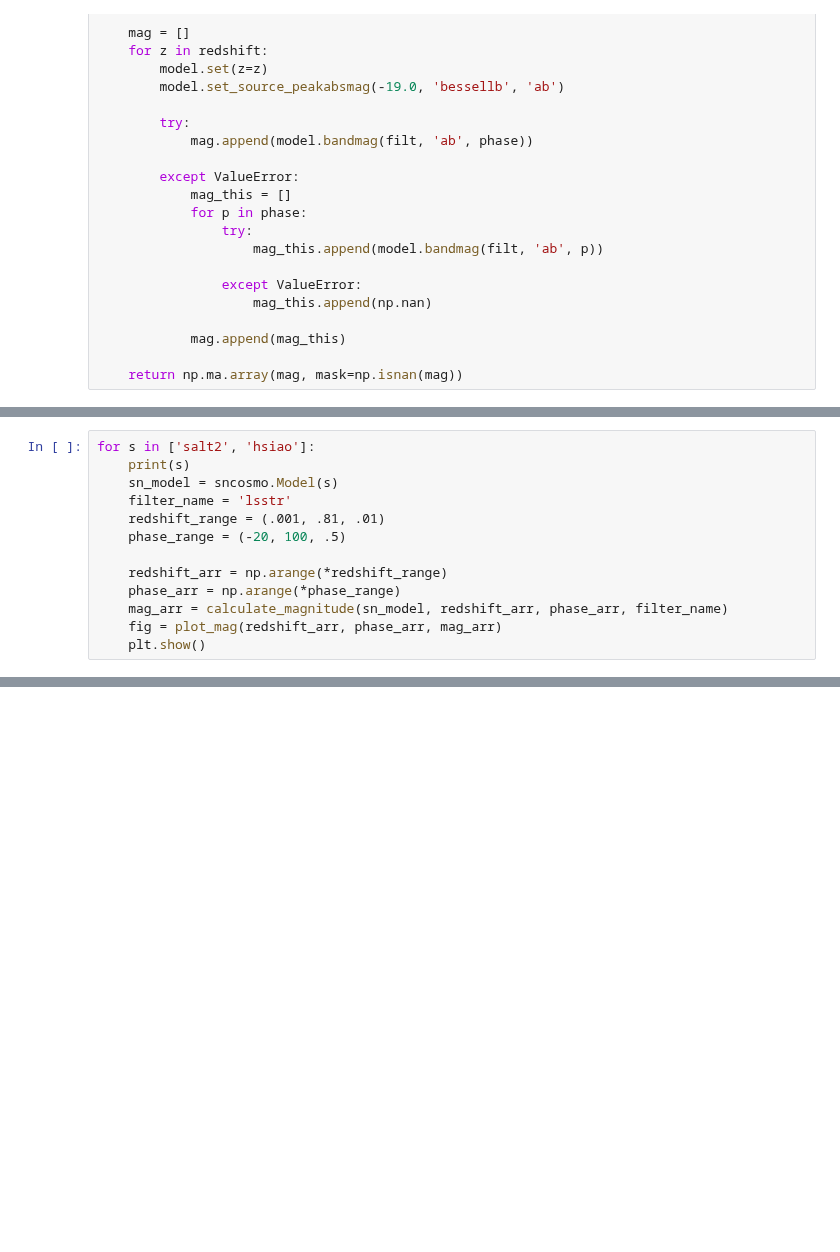
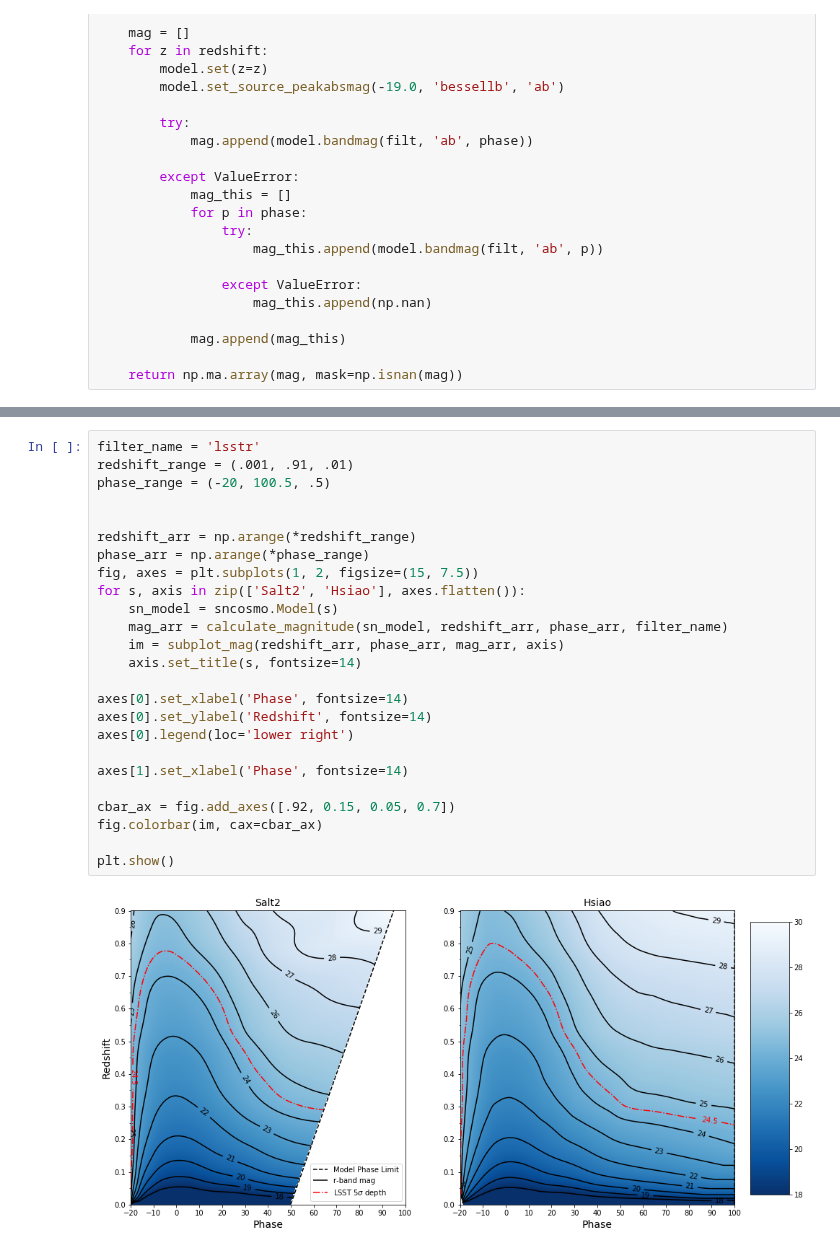
Before and after one commit to mwvgroup/csp-cmfgen, a Jupyter notebook: notebooks/lsst_snr_limit.ipynb, the cells around one changed output, grey strips where cells are left out. Cells and saved outputs as stored; diff of their text form; blank space fills up the shorter version.

Commit message:
Minor formatting edits to LSST SNR figure

```diff
--- a/notebooks/lsst_snr_limit.ipynb
+++ b/notebooks/lsst_snr_limit.ipynb
@@ -130,13 +124,0 @@ def plot_mag(redshift, phase, mag):
-# %%
-for s in ['salt2', 'hsiao']:
-    print(s)
-    sn_model = sncosmo.Model(s)
-    filter_name = 'lsstr'
-    redshift_range = (.001, .81, .01)
-    phase_range = (-20, 100, .5)
-
-    redshift_arr = np.arange(*redshift_range)
-    phase_arr = np.arange(*phase_range)
-    mag_arr = calculate_magnitude(sn_model, redshift_arr, phase_arr, filter_name)
-    fig = plot_mag(redshift_arr, phase_arr, mag_arr)
-    plt.show()
@@ -147,0 +125,27 @@ hsiao
+# %%
+filter_name = 'lsstr'
+redshift_range = (.001, .91, .01)
+phase_range = (-20, 100.5, .5)
+
+
+redshift_arr = np.arange(*redshift_range)
+phase_arr = np.arange(*phase_range)
+fig, axes = plt.subplots(1, 2, figsize=(15, 7.5))
+for s, axis in zip(['Salt2', 'Hsiao'], axes.flatten()):
+    sn_model = sncosmo.Model(s)
+    mag_arr = calculate_magnitude(sn_model, redshift_arr, phase_arr, filter_name)
+    im = subplot_mag(redshift_arr, phase_arr, mag_arr, axis)
+    axis.set_title(s, fontsize=14)
+
+axes[0].set_xlabel('Phase', fontsize=14)
+axes[0].set_ylabel('Redshift', fontsize=14)
+axes[0].legend(loc='lower right')
+
+axes[1].set_xlabel('Phase', fontsize=14)
+
+cbar_ax = fig.add_axes([.92, 0.15, 0.05, 0.7])
+fig.colorbar(im, cax=cbar_ax)
+
+plt.show()
+# %% [output]
+[figure, added]
```
Also changed, not shown: parts of 3 cells of this notebook.
